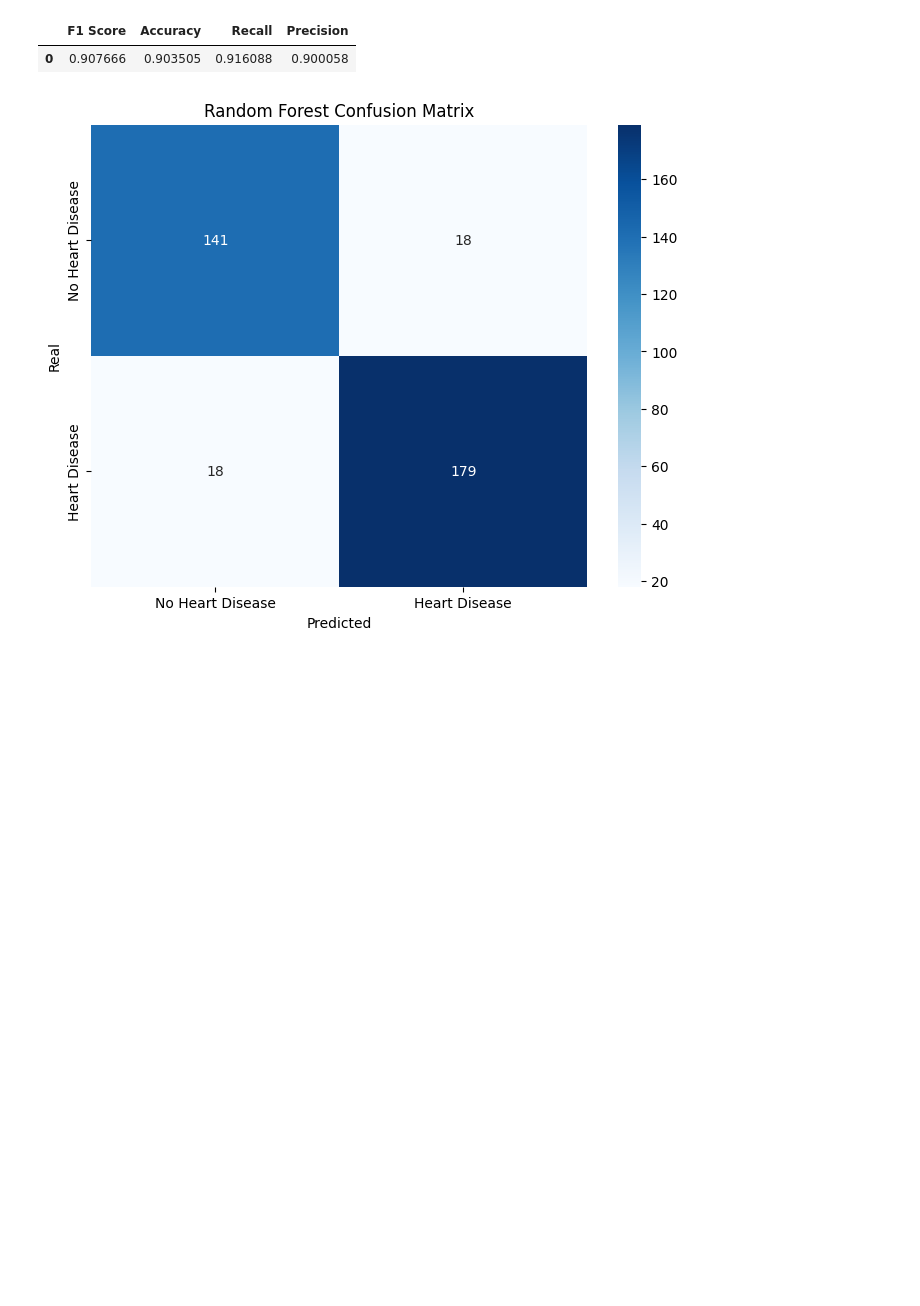
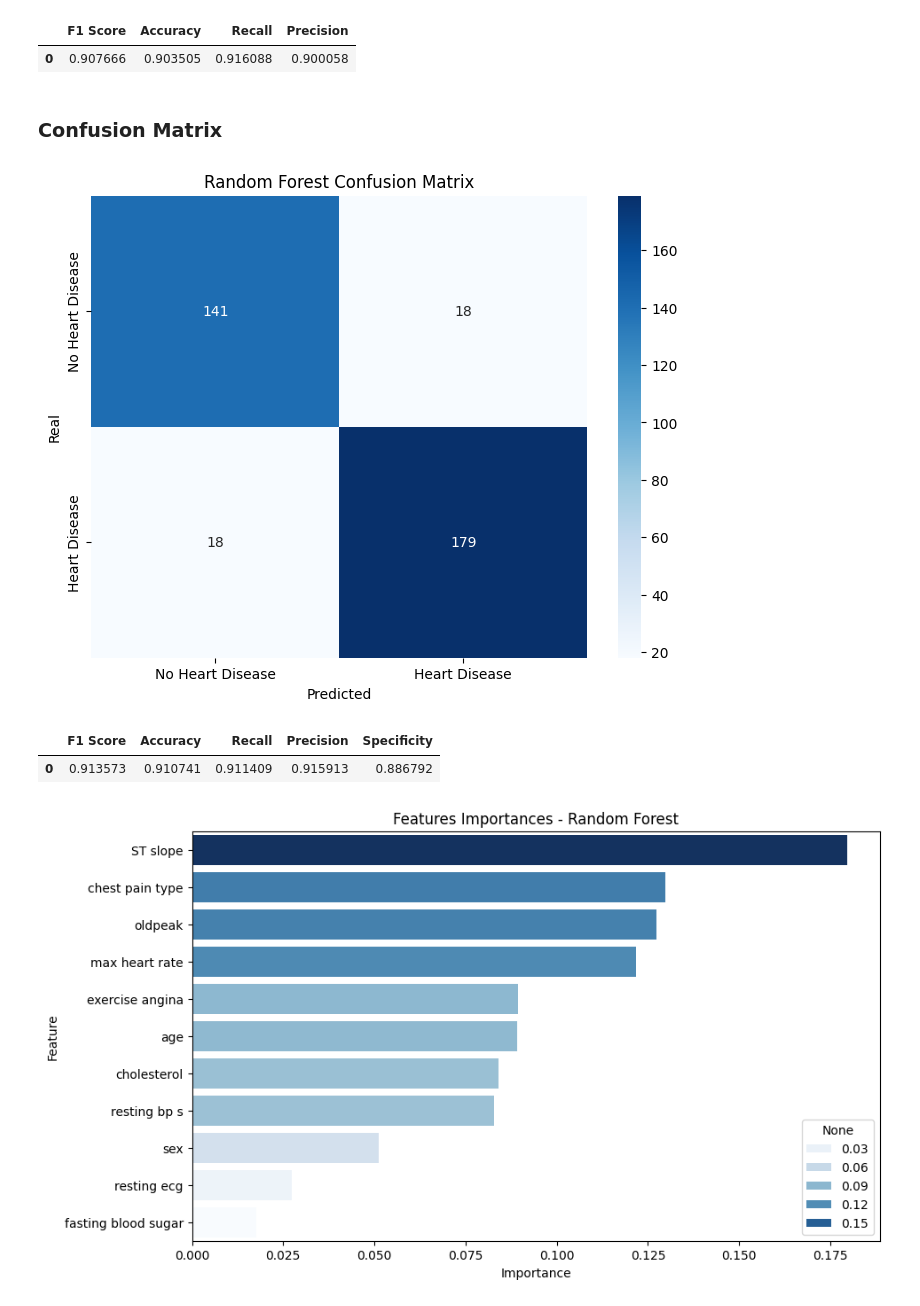
Before and after one commit to Carlos3du/PrognosisIschemicCardiovascular, a Jupyter notebook: notebook/notebook.ipynb, the cells around one changed output. Drawn from its saved outputs; the diff is of its cells as text; code cells hidden in the pictures; blank space fills up the shorter version.

```diff
--- a/notebook/notebook.ipynb
+++ b/notebook/notebook.ipynb
@@ -300,6 +325,8 @@ mean_scores_rf_df
 [figure]
 |  | F1 Score | Accuracy | Recall | Precision |
 | 0 | 0.907666 | 0.903505 | 0.916088 | 0.900058 |
+# %% [markdown]
+### Confusion Matrix
 # %%
 rf = RandomForestClassifier(**grid_search_rf.best_params_, random_state=42)
 rf.fit(X_train, y_train)
@@ -312,5 +339,24 @@ plt.title('Random Forest Confusion Matrix')
 plt.xlabel('Predicted')
 plt.ylabel('Real')
 plt.show()
+
+tn, fp, fn, tp = cm_rf.ravel()
+specificity_RF = tn / (tn + fp)
+mean_scores_df['Specificity'] = specificity_RF
+mean_scores_df
 # %% [output]
 [figure]
+|  | F1 Score | Accuracy | Recall | Precision | Specificity |
+| 0 | 0.913573 | 0.910741 | 0.911409 | 0.915913 | 0.886792 |
+# %%
+importances_rf = pd.Series(rf.feature_importances_, index=X_train.columns)
+importances_rf = importances_rf.sort_values(ascending=False)
+
+plt.figure(figsize=(10, 6))
+sns.barplot(x=importances_rf, y=importances_rf.index, hue=importances_rf, palette='Blues')
+plt.title("Features Importances - Random Forest")
+plt.xlabel("Importance")
+plt.ylabel("Feature")
+plt.show()
+# %% [output]
+[figure, added]
```
Also changed, not shown: parts of 11 cells of this notebook.
